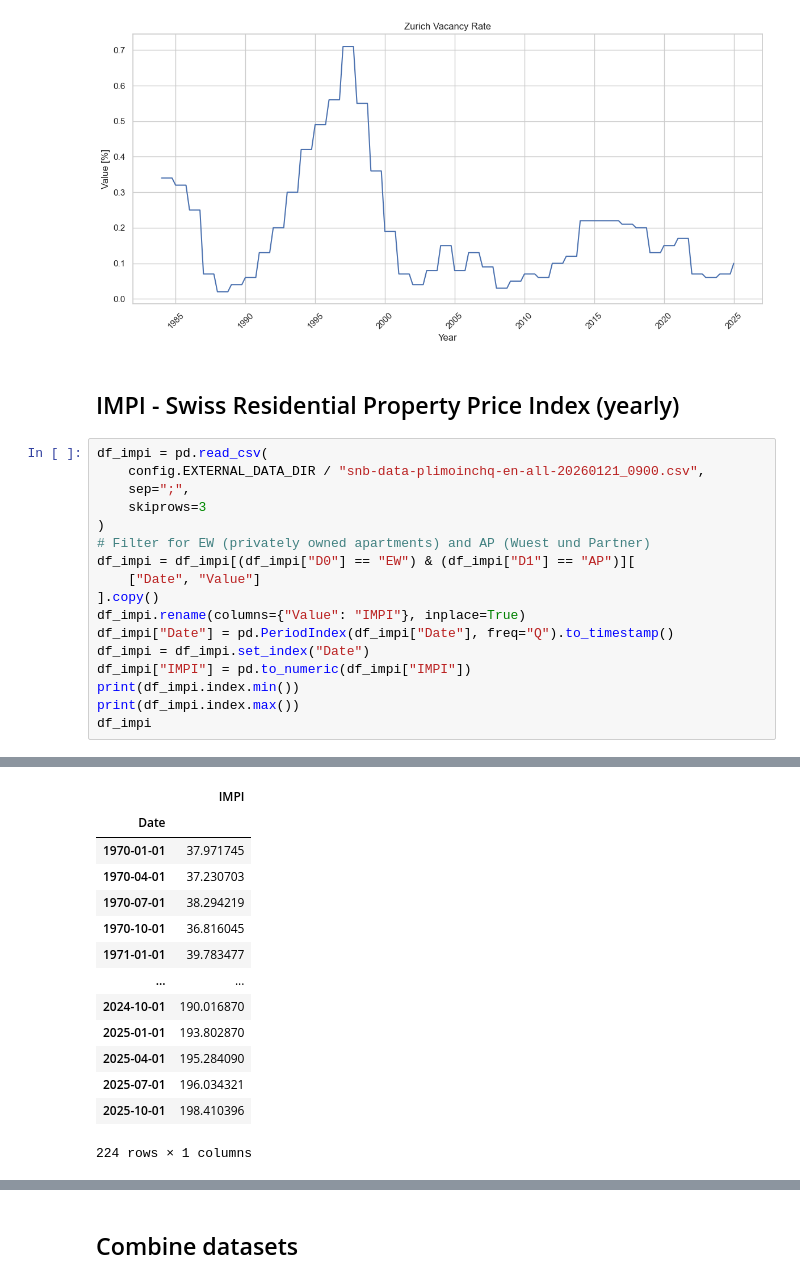
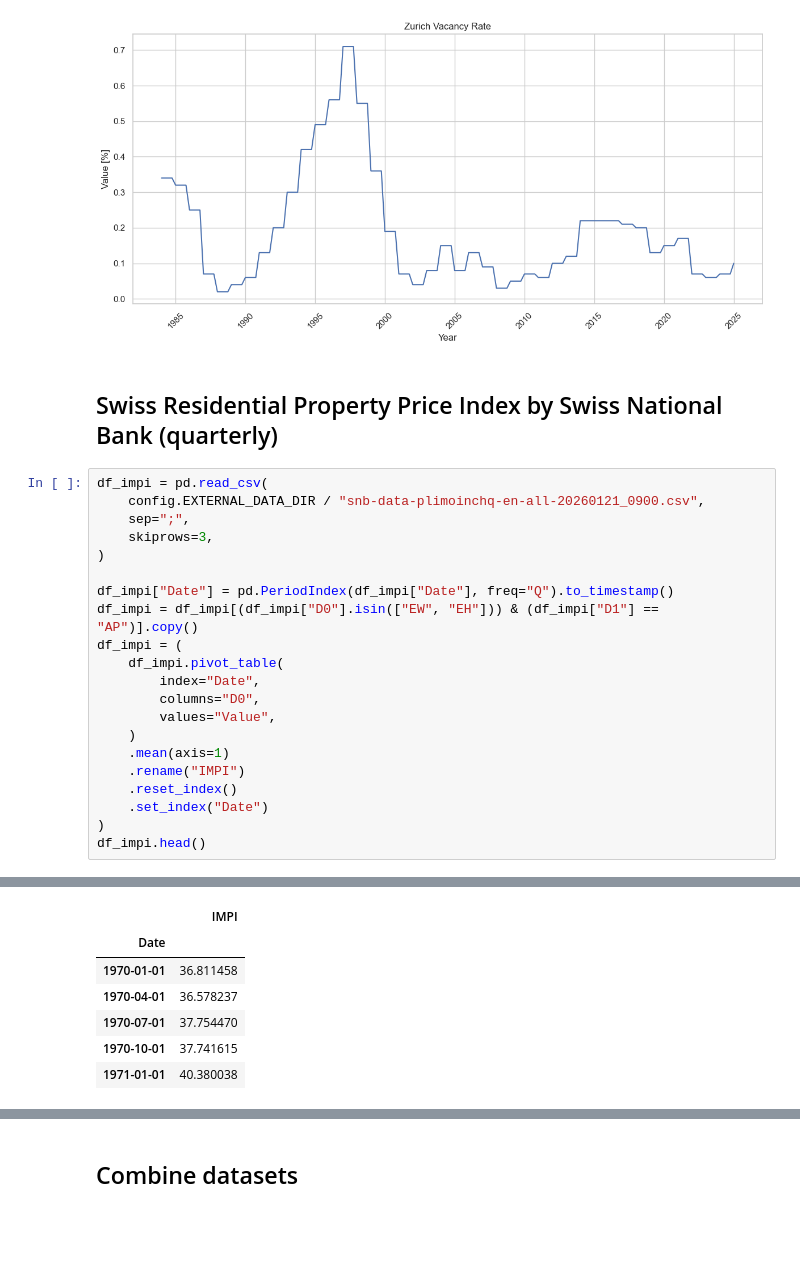
Before and after one commit to liamti5/The-Idiosyncratic-Alpha-of-Zurich-Housing, a Jupyter notebook: notebooks/1.0_data-exploration-and-combine-data.ipynb, the cells around one changed output, grey strips where cells are left out. Saved outputs shown, nothing was run; the diff lists cells and outputs as text; blank space fills up the shorter version.

```diff
--- a/notebooks/1.0_data-exploration-and-combine-data.ipynb
+++ b/notebooks/1.0_data-exploration-and-combine-data.ipynb
@@ -268,22 +269,26 @@ plots.sns_lineplot(
 # %% [output]
 [figure]
 # %% [markdown]
-## IMPI - Swiss Residential Property Price Index (yearly)
+## Swiss Residential Property Price Index by Swiss National Bank (quarterly)
 # %%
 df_impi = pd.read_csv(
     config.EXTERNAL_DATA_DIR / "snb-data-plimoinchq-en-all-20260121_0900.csv",
     sep=";",
-    skiprows=3
+    skiprows=3,
 )
-# Filter for EW (privately owned apartments) and AP (Wuest und Partner)
-df_impi = df_impi[(df_impi["D0"] == "EW") & (df_impi["D1"] == "AP")][
-    ["Date", "Value"]
-].copy()
-df_impi.rename(columns={"Value": "IMPI"}, inplace=True)
+
 df_impi["Date"] = pd.PeriodIndex(df_impi["Date"], freq="Q").to_timestamp()
-df_impi = df_impi.set_index("Date")
-df_impi["IMPI"] = pd.to_numeric(df_impi["IMPI"])
-print(df_impi.index.min())
-print(df_impi.index.max())
-df_impi
+df_impi = df_impi[(df_impi["D0"].isin(["EW", "EH"])) & (df_impi["D1"] == "AP")].copy()
+df_impi = (
+    df_impi.pivot_table(
+        index="Date",
+        columns="D0",
+        values="Value",
+    )
+    .mean(axis=1)
+    .rename("IMPI")
+    .reset_index()
+    .set_index("Date")
+)
+df_impi.head()
 # %% [output]
@@ -292,17 +295,10 @@ df_impi
 |  | IMPI |
 | Date |  |
-| 1970-01-01 | 37.971745 |
-| 1970-04-01 | 37.230703 |
-| 1970-07-01 | 38.294219 |
-| 1970-10-01 | 36.816045 |
-| 1971-01-01 | 39.783477 |
-| ... | ... |
-| 2024-10-01 | 190.016870 |
-| 2025-01-01 | 193.802870 |
-| 2025-04-01 | 195.284090 |
-| 2025-07-01 | 196.034321 |
-| 2025-10-01 | 198.410396 |
+| 1970-01-01 | 36.811458 |
+| 1970-04-01 | 36.578237 |
+| 1970-07-01 | 37.754470 |
+| 1970-10-01 | 37.741615 |
+| 1971-01-01 | 40.380038 |
-224 rows × 1 columns
 # %%
 plots.sns_lineplot(
     "Swiss Residential Property Price Index (IMPI)",
```
Also changed, not shown: parts of 8 cells of this notebook, 1 other file.
